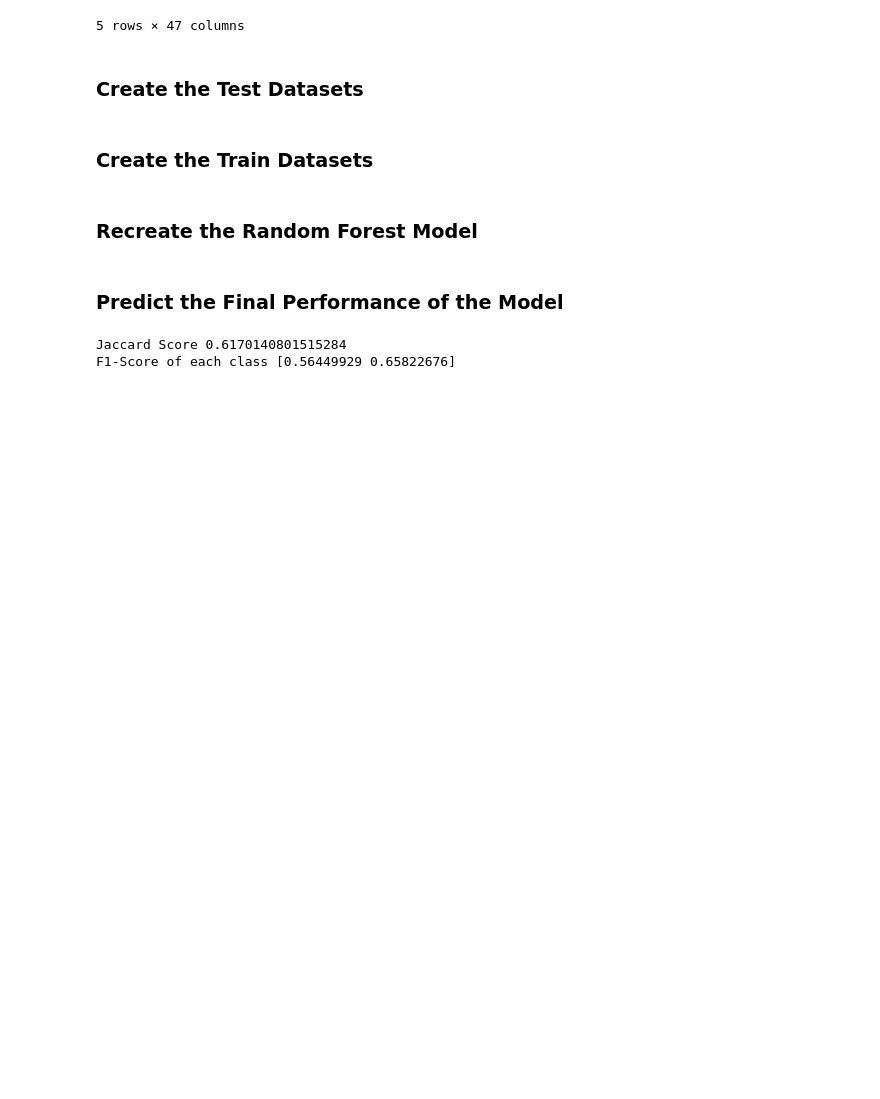
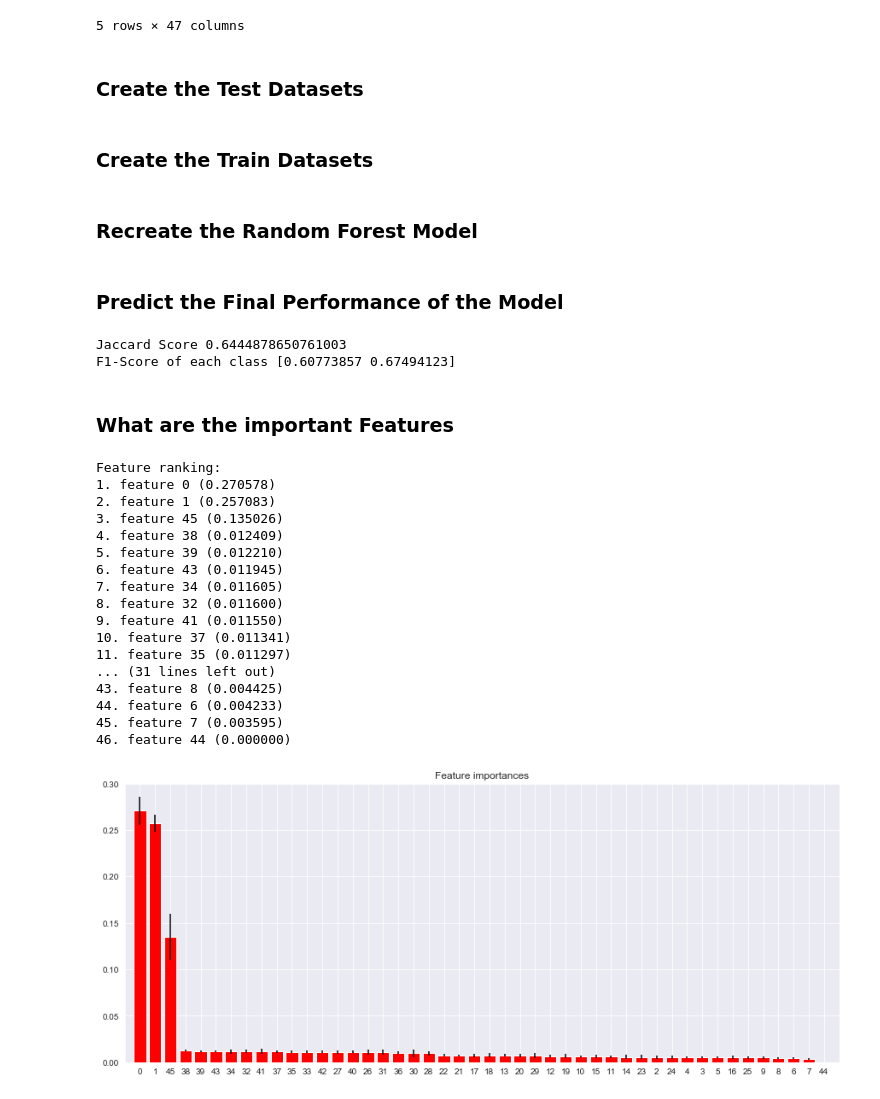
Before and after one commit to sunilsinghuk/Applied-Data-Science_Coursera, a Jupyter notebook: BOTN-04-Modelling.ipynb, the cells around one changed output. Drawn from its saved outputs; the diff is of its cells as text; code cells hidden in the pictures; blank space fills up the shorter version.

```diff
--- a/BOTN-04-Modelling.ipynb
+++ b/BOTN-04-Modelling.ipynb
@@ -369,23 +369,23 @@ df_features.head()
 # %% [markdown]
 ### Create the Test Datasets
 # %%
-X_Test = df_features[df_features.September == 0].copy()
-X_Test.drop('crimes', axis=1, inplace=True)
+X_Train = df_features[df_features.September == 0].copy()
+X_Train.drop('crimes', axis=1, inplace=True)
 
 # Normalise df_features
-X_Test = preprocessing.StandardScaler().fit(X_Test).transform(X_Test)
+X_Train = preprocessing.StandardScaler().fit(X_Train).transform(X_Train)
 
-y_Test = df_features.crimes[df_features.September == 0].values
+y_Train = df_features.crimes[df_features.September == 0].values
 # %% [markdown]
 ### Create the Train Datasets
 # %%
-X_Train = df_features[df_features.September == 1].copy()
-X_Train.drop('crimes', axis=1, inplace=True)
+X_Test = df_features[df_features.September == 1].copy()
+X_Test.drop('crimes', axis=1, inplace=True)
 
 # Normalise df_features
-X_Train = preprocessing.StandardScaler().fit(X_Train).transform(X_Train)
+X_Test = preprocessing.StandardScaler().fit(X_Test).transform(X_Test)
 
-y_Train = df_features.crimes[df_features.September == 1].values
+y_Test = df_features.crimes[df_features.September == 1].values
 # %% [markdown]
 ### Recreate the Random Forest Model
 # %%
@@ -403,5 +403,48 @@ print('Jaccard Score', jaccard_final)
 f1 = metrics.f1_score(y_Test, yhat, average=None)
 print('F1-Score of each class', f1)
 # %% [output]
-Jaccard Score 0.6170140801515284
-F1-Score of each class [0.56449929 0.65822676]
+Jaccard Score 0.6444878650761003
+F1-Score of each class [0.60773857 0.67494123]
+# %% [markdown]
+### What are the important Features
+# %%
+importances = Forest_model_final.feature_importances_
+# %%
+std = np.std([tree.feature_importances_ for tree in Forest_model_final.estimators_],
+             axis=0)
+
+indices = np.argsort(importances)[::-1]
+
+# Print the feature ranking
+print("Feature ranking:")
+
+for f in range(X_Train.shape[1]):
+    print("%d. feature %d (%f)" % (f + 1, indices[f], importances[indices[f]]))
+
+# Plot the feature importances of the forest
+plt.figure(figsize=(15, 6))
+plt.title("Feature importances")
+plt.bar(range(X_Train.shape[1]), importances[indices],
+       color="r", yerr=std[indices], align="center")
+plt.xticks(range(X_Train.shape[1]), indices)
+plt.xlim([-1, X_Train.shape[1]])
+plt.show()
+# %% [output]
+Feature ranking:
+1. feature 0 (0.270578)
+2. feature 1 (0.257083)
+3. feature 45 (0.135026)
+4. feature 38 (0.012409)
+5. feature 39 (0.012210)
+6. feature 43 (0.011945)
+7. feature 34 (0.011605)
+8. feature 32 (0.011600)
+9. feature 41 (0.011550)
+10. feature 37 (0.011341)
+11. feature 35 (0.011297)
+... (31 lines left out)
+43. feature 8 (0.004425)
+44. feature 6 (0.004233)
+45. feature 7 (0.003595)
+46. feature 44 (0.000000)
+[figure, added]
```
Also changed, not shown: parts of 3 cells of this notebook, 11 other files.
